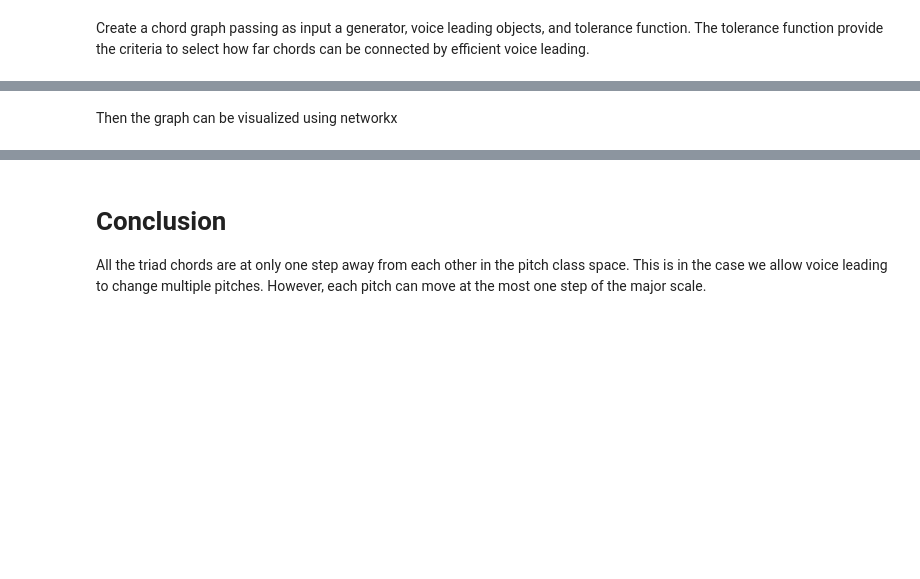
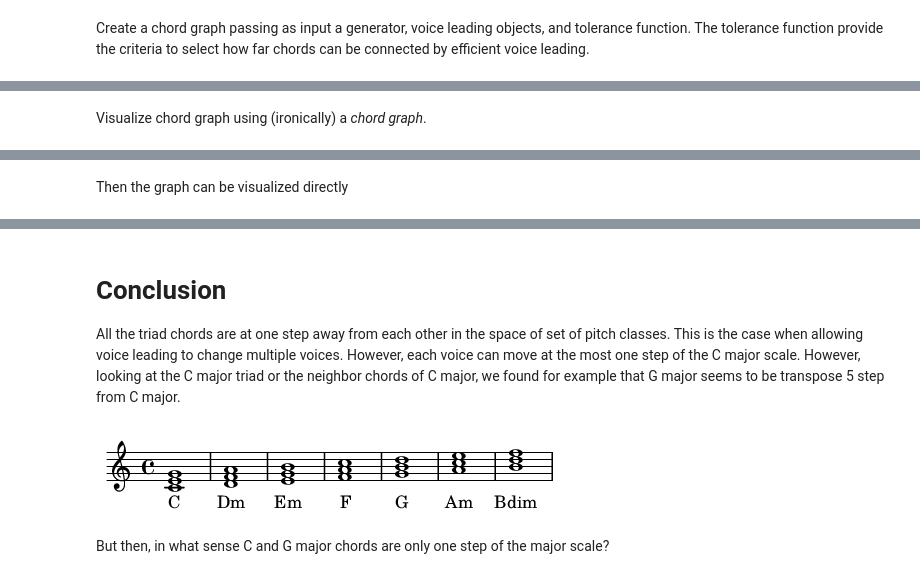
Before and after one commit to baites/orbichord, a Jupyter notebook: jupyter/C_triad_chord_graph.ipynb, the cells around one changed output, grey strips where cells are left out. Cells and saved outputs as stored; diff of their text form; code cells hidden in the pictures; blank space fills up the shorter version.

```diff
--- a/jupyter/C_triad_chord_graph.ipynb
+++ b/jupyter/C_triad_chord_graph.ipynb
@@ -46,7 +68,7 @@ max_norm_vl = EfficientVoiceLeading(
 # %% [markdown]
 Create a chord graph passing as input a generator, voice leading objects, and tolerance function. The tolerance function provide the criteria to select how far chords can be connected by efficient voice leading.
 # %%
-graph = createGraph(
+graph, node_to_chord = createGraph(
     generator = chord_generator,
     voice_leading = max_norm_vl,
     tolerance = lambda x: x <= 1.0
@@ -79,3 +99,5 @@ Additionally we can now color the nodes and edges by their index and add some la
+# %% [markdown]
+Visualize chord graph using (ironically) a *chord graph*.
 # %%
 chord = hv.Chord((links, nodes))
 chord.opts(
@@ -89,7 +111,7 @@ chord.opts(
 # %% [output]
 [interactive output not drawn]
 # %% [markdown]
-Then the graph can be visualized using networkx
+Then the graph can be visualized directly
 # %%
 gview = hv.Graph.from_networkx(graph, nx.layout.circular_layout)
 gview.opts(node_size=40)
@@ -99,4 +121,28 @@ labels = hv.Labels(gview.nodes, ['x', 'y'], 'index')
 [interactive output not drawn]
 # %% [markdown]
 # Conclusion
-All the triad chords are at only one step away from each other in the pitch class space. This is in the case we allow voice leading to change multiple pitches. However, each pitch can move at the most one step of the major scale.
+
+All the triad chords are at one step away from each other in the space of set of pitch classes. This is the case when allowing voice leading to change multiple voices. However, each voice can move at the most one step of the C major scale. However, looking at the C major triad or the neighbor chords of C major, we found for example that G major seems to be transpose 5 step from C major.
+# %%
+stream = Stream()
+interval4 = Interval(4*12)
+
+node = 'C'
+neighbors = [node]
+for neighbor, edge in graph.adj[node].items():
+    neighbors.append(neighbor)
+neighbors.sort(key = lambda name: name[0])
+size = len(neighbors)
+neighbors = [neighbors[(i+2)%size] for i in range(size)]
+
+for neighbor in neighbors:
+    chord = node_to_chord[neighbor].transpose(interval4)
+    chord.addLyric(chordSymbolFigureFromChord(chord))
+    chord.duration.type = 'whole'
+    stream.append(chord)
+
+renderWithLily(stream)
+# %% [output]
+[figure, added]
+# %% [markdown]
+But then, in what sense C and G major chords are only one step of the major scale?
```
Also changed, not shown: parts of 12 cells of this notebook, 1 other file.
